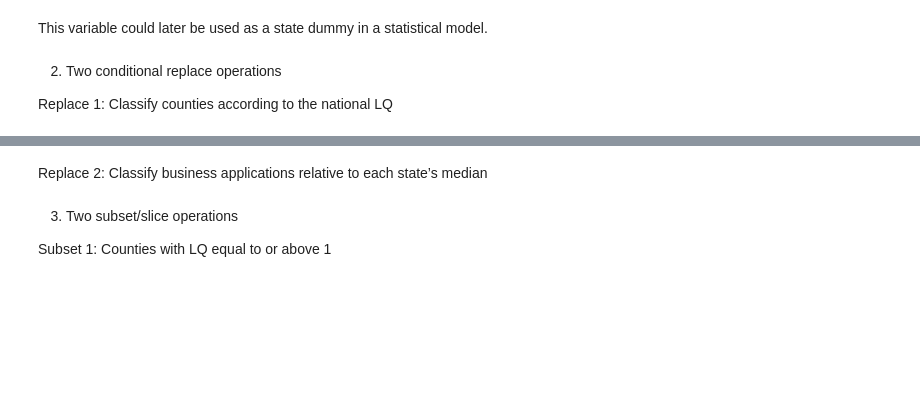
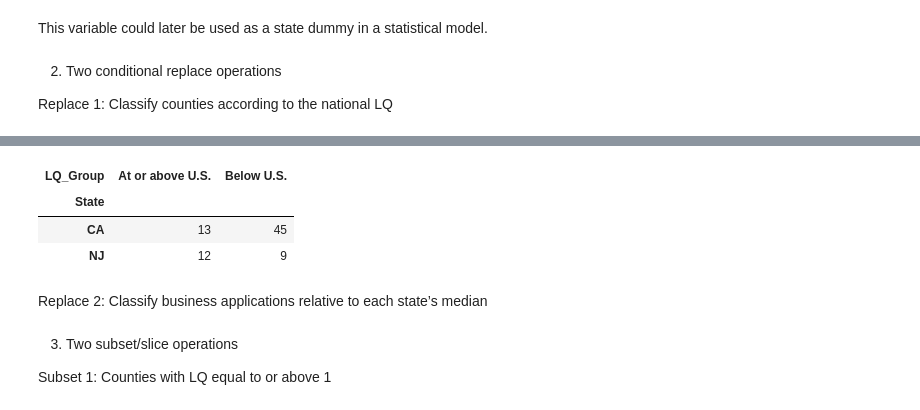
Before and after one commit to shirleyrutgers/DataManPy, a Jupyter notebook: ps2dataman.ipynb, the cells around one changed output, grey strips where cells are left out. Drawn from its saved outputs; the diff is of its cells as text; code cells hidden in the pictures; blank space fills up the shorter version.

```diff
--- a/ps2dataman.ipynb
+++ b/ps2dataman.ipynb
@@ -1621,3 +1639,13 @@ business_priv_clean.loc[
+# %%
+# LQ categories by state
+business_priv_clean.groupby(
+    ['State', 'LQ_Group']
+).size().unstack(fill_value=0)
+# %% [output]
+| LQ_Group | At or above U.S. | Below U.S. |
+| State |  |  |
+| CA | 13 | 45 |
+| NJ | 12 | 9 |
 # %% [markdown]
 Replace 2: Classify business applications relative to each state’s median
 # %%
```
Also changed, not shown: parts of 2 cells of this notebook.
